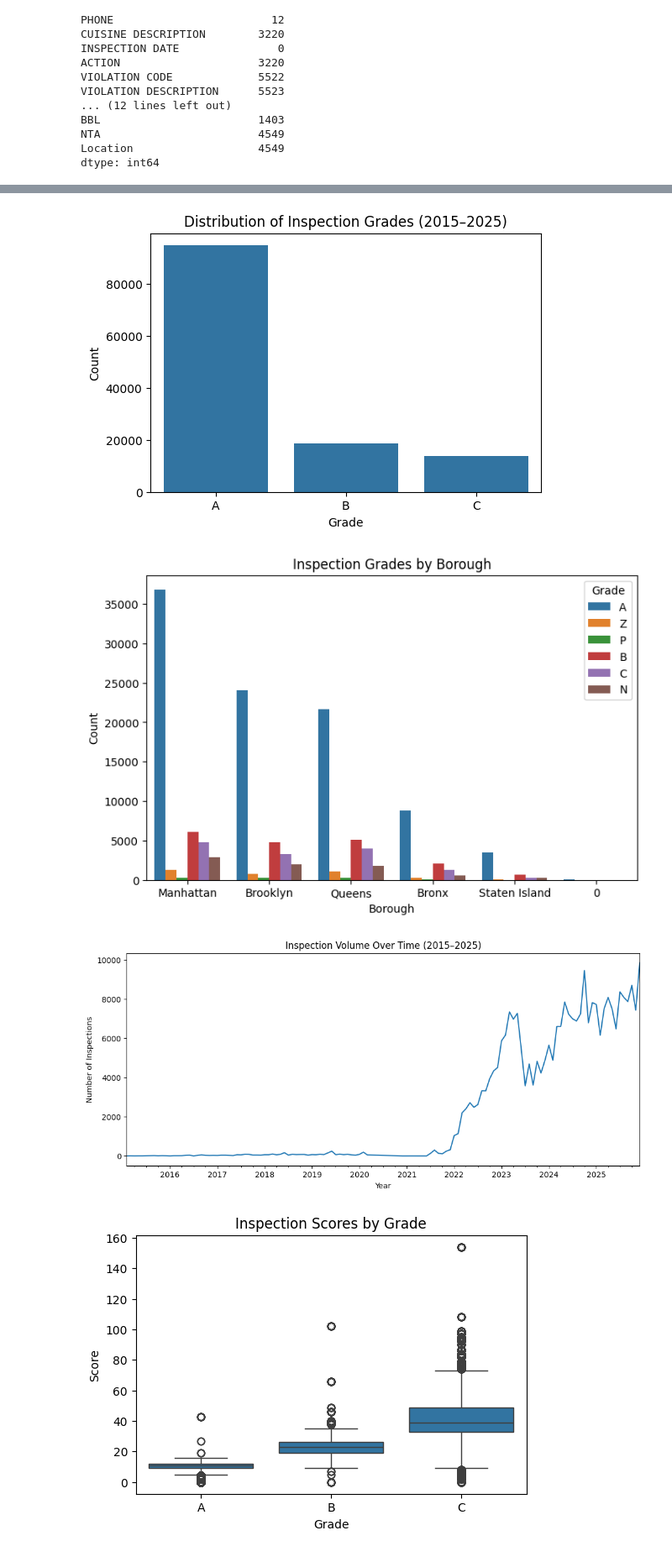
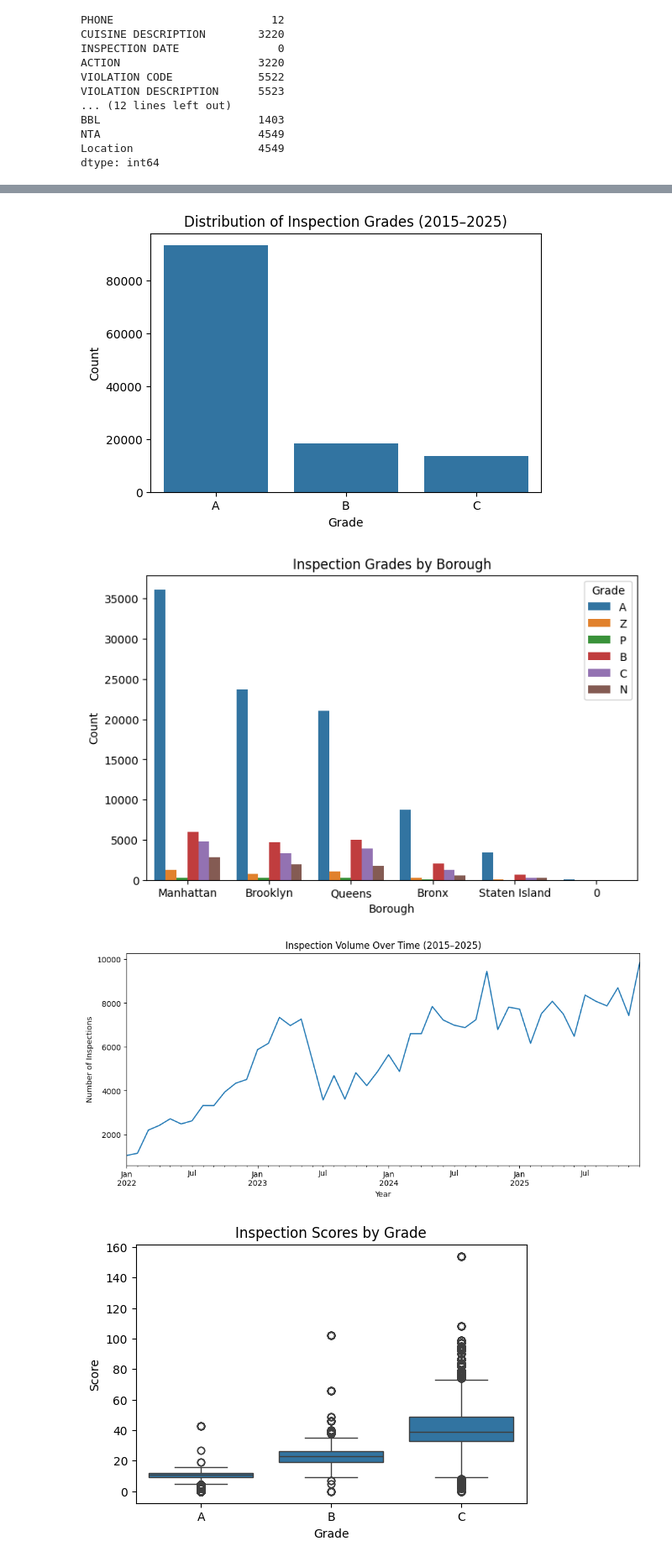
Before and after one commit to SU-IST707-SP26/group-project-team-pandas, a Jupyter notebook: work/01_initial_exploration.ipynb, the cells around one changed output, grey strips where cells are left out. Shown at 84% size. Cells and saved outputs as stored; diff of their text form; code cells hidden in the pictures.

```diff
--- a/work/01_initial_exploration.ipynb
+++ b/work/01_initial_exploration.ipynb
@@ -181,9 +190,15 @@ Successfully installed seaborn-0.13.2
 # %%
-# Convert INSPECTION DATE to datetime
+# Our new filtered year
 df["INSPECTION DATE"] = pd.to_datetime(df["INSPECTION DATE"], errors="coerce")
 
-# Filter data between 2015 and 2025
-df_2015_2025 = df[
-    (df["INSPECTION DATE"].dt.year >= 2015) &
+# Filter from 2022 to 2025
+df_filtered_2022_2025 = df[
+    (df["INSPECTION DATE"].dt.year >= 2022) &
     (df["INSPECTION DATE"].dt.year <= 2025)
-].copy()
+]
+
+# Check shape
+print("Filtered Shape (2022–2025):", df_filtered_2022_2025.shape)
+
+# Preview
+df_filtered_2022_2025.head()
@@ -205,7 +228,7 @@ import matplotlib.pyplot as plt
 import seaborn as sns
 
 plt.figure(figsize=(6,4))
-sns.countplot(data=df_2015_2025, x="GRADE", order=["A","B","C"])
+sns.countplot(data=df_filtered_2022_2025, x="GRADE", order=["A","B","C"])
 
 plt.title("Distribution of Inspection Grades (2015–2025)")
 plt.xlabel("Grade")
@@ -213,15 +236,15 @@ plt.ylabel("Count")
 
 plt.show()
 # %% [output]
-[figure, old version]
+[figure, new version]
 # %%
 plt.figure(figsize=(8,5))
 
 sns.countplot(
-    data=df_2015_2025,
+    data=df_filtered_2022_2025,
     x="BORO",
     hue="GRADE",
-    order=df_2015_2025["BORO"].value_counts().index
+    order=df_filtered_2022_2025["BORO"].value_counts().index
 )
 
 plt.title("Inspection Grades by Borough")
@@ -231,22 +254,22 @@ plt.legend(title="Grade")
 
 plt.show()
 # %% [output]
-[figure, old version]
+[figure, new version]
 # %%
-df_2015_2025["YearMonth"] = df_2015_2025["INSPECTION DATE"].dt.to_period("M")
+df_filtered_2022_2025["YearMonth"] = df_filtered_2022_2025["INSPECTION DATE"].dt.to_period("M")
 
-monthly = df_2015_2025.groupby("YearMonth")["CAMIS"].count()
+monthly = df_filtered_2022_2025.groupby("YearMonth")["CAMIS"].count()
 
 plt.figure(figsize=(12,5))
 monthly.plot()
 
 plt.title("Inspection Volume Over Time (2015–2025)")
 plt.xlabel("Year")
 plt.ylabel("Number of Inspections")
 
 plt.show()
 # %% [output]
-[figure, old version]
+[figure, new version]
 # %%
 plt.figure(figsize=(6,4))
 
```
Also changed, not shown: parts of 7 cells of this notebook.
